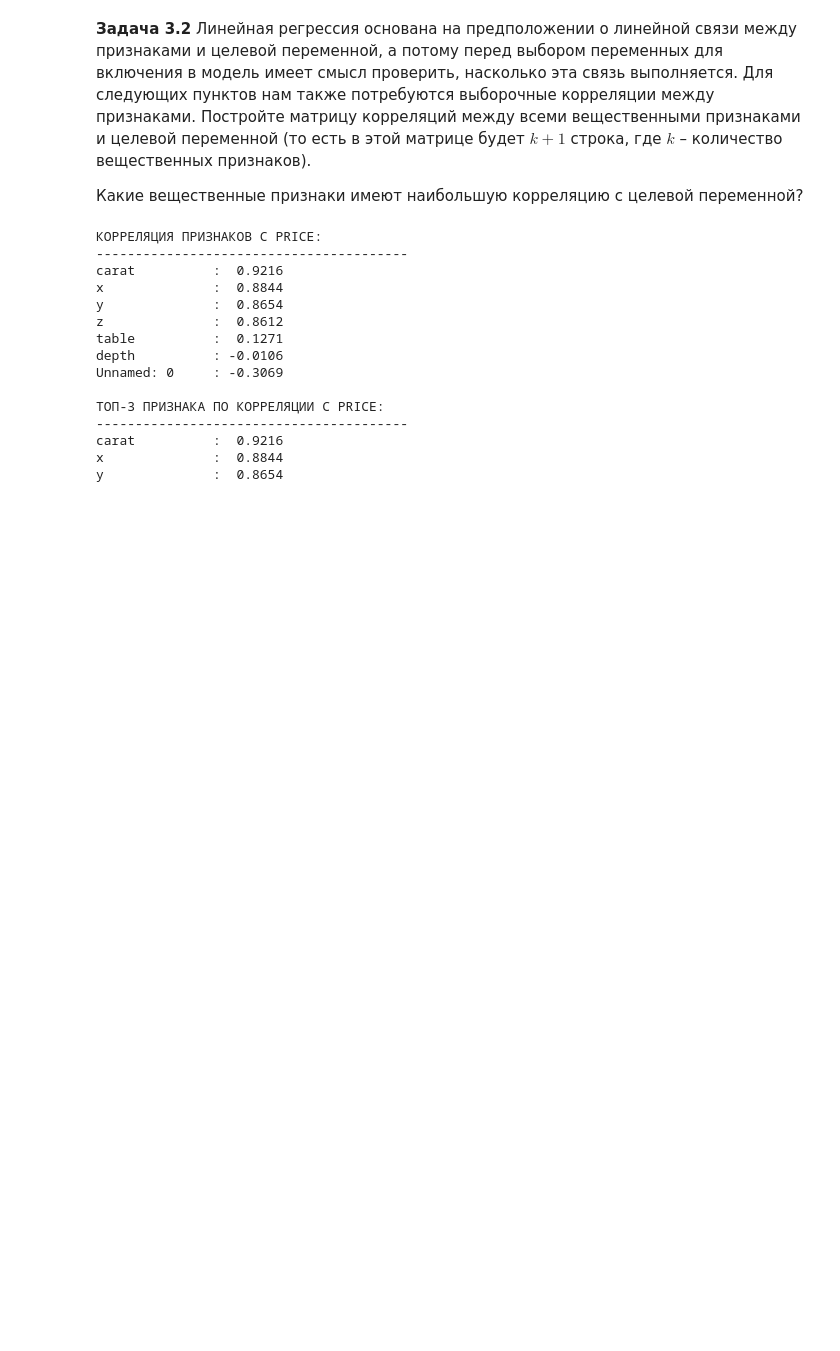
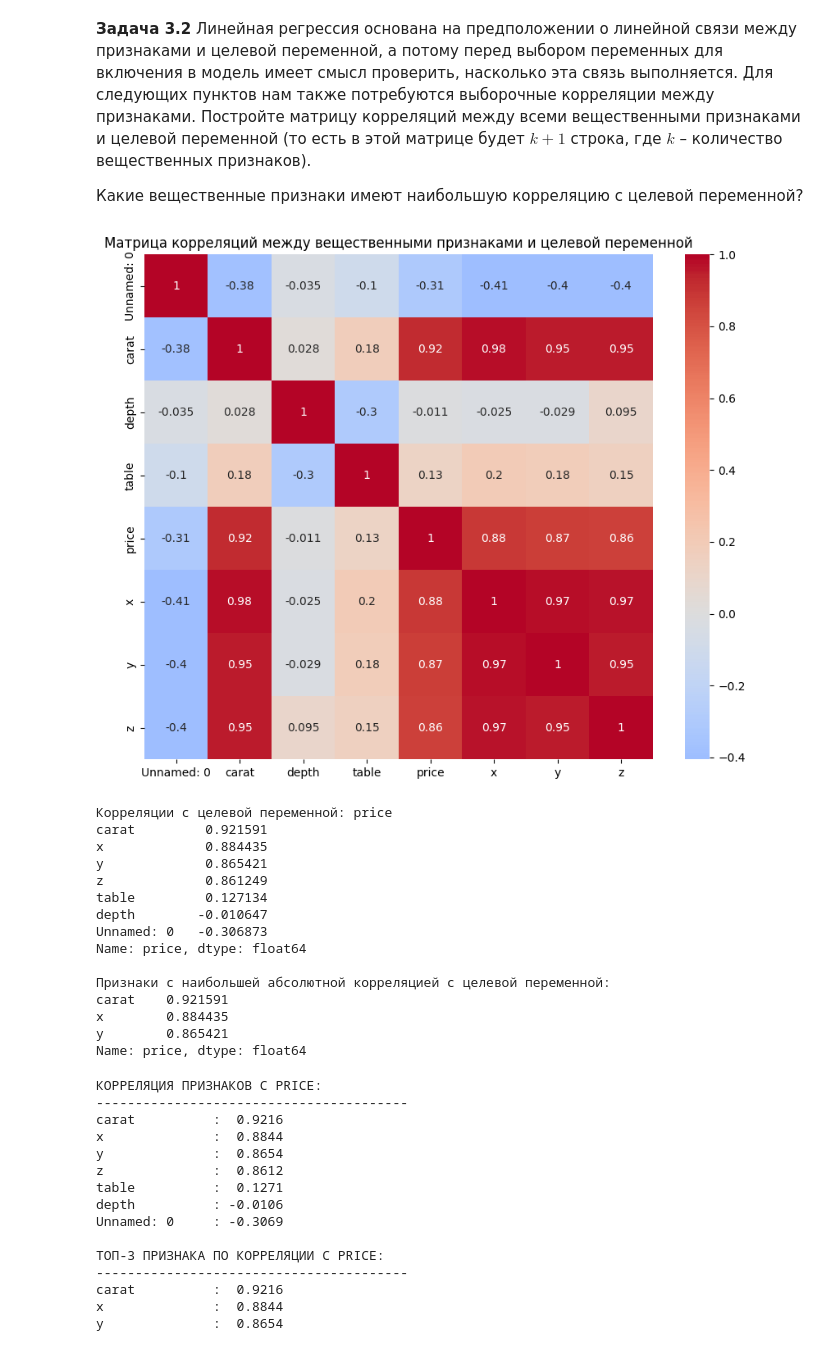
Before and after one commit to taihito/IntroML, a Jupyter notebook: homewor_2/LR2.ipynb, the cells around one changed output. Saved outputs shown, nothing was run; the diff lists cells and outputs as text; code cells hidden in the pictures; blank space fills up the shorter version.

```diff
--- a/homewor_2/LR2.ipynb
+++ b/homewor_2/LR2.ipynb
@@ -621,6 +621,57 @@ cleaned_data.head()
 **Задача 3.2** Линейная регрессия основана на предположении о линейной связи между признаками и целевой переменной, а потому перед выбором переменных для включения в модель имеет смысл проверить, насколько эта связь выполняется. Для следующих пунктов нам также потребуются выборочные корреляции между признаками. Постройте матрицу корреляций между всеми вещественными признаками и целевой переменной (то есть в этой матрице будет $k+1$ строка, где $k$ – количество вещественных признаков).
 
 Какие вещественные признаки имеют наибольшую корреляцию с целевой переменной?
+# %%
+import pandas as pd
+import numpy as np
+import matplotlib.pyplot as plt
+import seaborn as sns
+
+# Загрузка данных
+data = pd.read_csv('/content/diamonds.csv')
+data.head(5)
+
+# Предположим, что целевая переменная - 'price' (цена алмаза)
+target_column = 'price'
+
+# Выбираем только вещественные признаки (числовые столбцы)
+numeric_columns = data.select_dtypes(include=[np.number]).columns
+
+# Создаем матрицу корреляций
+correlation_matrix = data[numeric_columns].corr()
+
+# Выводим матрицу корреляций в виде тепловой карты для наглядности
+plt.figure(figsize=(10, 8))
+sns.heatmap(correlation_matrix, annot=True, cmap='coolwarm', center=0)
+plt.title('Матрица корреляций между вещественными признаками и целевой переменной')
+plt.show()
+
+# Анализируем корреляцию с целевой переменной
+target_correlations = correlation_matrix[target_column].drop(target_column)
+print("Корреляции с целевой переменной:", target_column)
+print(target_correlations.sort_values(ascending=False))
+
+# Находим признаки с наибольшей корреляцией
+max_corr_features = target_correlations.abs().sort_values(ascending=False).head(3)
+print("\nПризнаки с наибольшей абсолютной корреляцией с целевой переменной:")
+print(max_corr_features)
+# %% [output]
+[figure, added]
+Корреляции с целевой переменной: price
+carat         0.921591
+x             0.884435
+y             0.865421
+z             0.861249
+table         0.127134
+depth        -0.010647
+Unnamed: 0   -0.306873
+Name: price, dtype: float64
+
+Признаки с наибольшей абсолютной корреляцией с целевой переменной:
+carat    0.921591
+x        0.884435
+y        0.865421
+Name: price, dtype: float64
 # %%
 # Быстрый анализ корреляций
 def quick_correlation_analysis(data):
```
Also changed, not shown: parts of 3 cells of this notebook.
